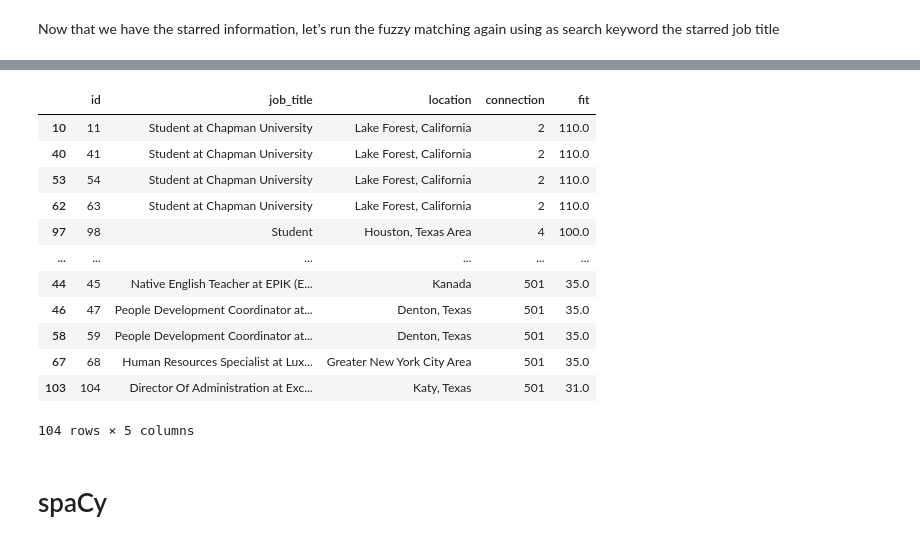
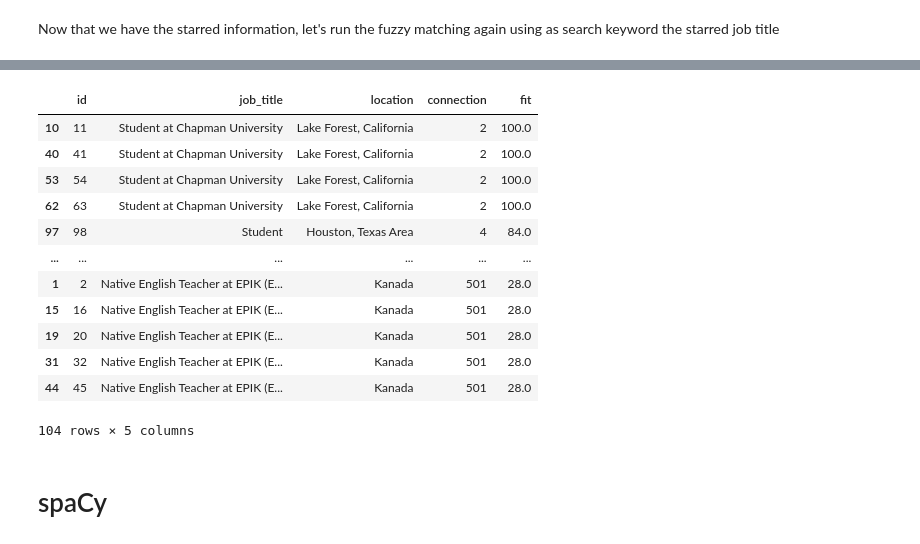
Before and after one commit to Ilvecho/Potential-Talent, a Jupyter notebook: P3_notebook.ipynb, the cells around one changed output, grey strips where cells are left out. Cells and saved outputs as stored; diff of their text form; code cells hidden in the pictures.

Commit message:
Combined score

```diff
--- a/P3_notebook.ipynb
+++ b/P3_notebook.ipynb
@@ -604,5 +604,7 @@ if starred_candidate_idx in duplicate_rows_idx:
 starred_jt_lemma = unique_data.jt_lemma[starred_candidate_idx]
 starred_city = unique_data.city[starred_candidate_idx]
 starred_state = unique_data.state[starred_candidate_idx]
+starred_country = unique_data.country[starred_candidate_idx]
+starred_connection = unique_data.connection[starred_candidate_idx]
 # %% [output]
 Which candidate is the most suitable for you? Please insert the ID numebr: 63
@@ -672,17 +612,0 @@ second_results_without_loc
-# %%
-# these are the results WITH the extra score for the location
-second_results_with_loc
-# %% [output]
-|  | id | job_title | location | connection | fit |
-| 10 | 11 | Student at Chapman University | Lake Forest, California | 2 | 110.0 |
-| 40 | 41 | Student at Chapman University | Lake Forest, California | 2 | 110.0 |
-| 53 | 54 | Student at Chapman University | Lake Forest, California | 2 | 110.0 |
-| 62 | 63 | Student at Chapman University | Lake Forest, California | 2 | 110.0 |
-| 97 | 98 | Student | Houston, Texas Area | 4 | 100.0 |
-| ... | ... | ... | ... | ... | ... |
-| 44 | 45 | Native English Teacher at EPIK (E... | Kanada | 501 | 35.0 |
-| 46 | 47 | People Development Coordinator at... | Denton, Texas | 501 | 35.0 |
-| 58 | 59 | People Development Coordinator at... | Denton, Texas | 501 | 35.0 |
-| 67 | 68 | Human Resources Specialist at Lux... | Greater New York City Area | 501 | 35.0 |
-| 103 | 104 | Director Of Administration at Exc... | Katy, Texas | 501 | 31.0 |
-104 rows × 5 columns
@@ -689,3 +655,27 @@ second_results_with_loc
+# %%
+jt_weight = 0.8
+location_weight = 0.2
+connection_weight = 0.00
+
+second_results['fit'] = jt_weight * score_jt + location_weight * score_location + connection_weight * score_connection
+
+to_print = second_results.sort_values(by=['fit', 'id'], ascending=[False, True])
+# %%
+to_print
+# %% [output]
+|  | id | job_title | location | connection | fit |
+| 10 | 11 | Student at Chapman University | Lake Forest, California | 2 | 100.0 |
+| 40 | 41 | Student at Chapman University | Lake Forest, California | 2 | 100.0 |
+| 53 | 54 | Student at Chapman University | Lake Forest, California | 2 | 100.0 |
+| 62 | 63 | Student at Chapman University | Lake Forest, California | 2 | 100.0 |
+| 97 | 98 | Student | Houston, Texas Area | 4 | 84.0 |
+| ... | ... | ... | ... | ... | ... |
+| 1 | 2 | Native English Teacher at EPIK (E... | Kanada | 501 | 28.0 |
+| 15 | 16 | Native English Teacher at EPIK (E... | Kanada | 501 | 28.0 |
+| 19 | 20 | Native English Teacher at EPIK (E... | Kanada | 501 | 28.0 |
+| 31 | 32 | Native English Teacher at EPIK (E... | Kanada | 501 | 28.0 |
+| 44 | 45 | Native English Teacher at EPIK (E... | Kanada | 501 | 28.0 |
+104 rows × 5 columns
 # %% [markdown]
 # spaCy
 # %% [markdown]
```
Also changed, not shown: parts of 5 cells of this notebook.
